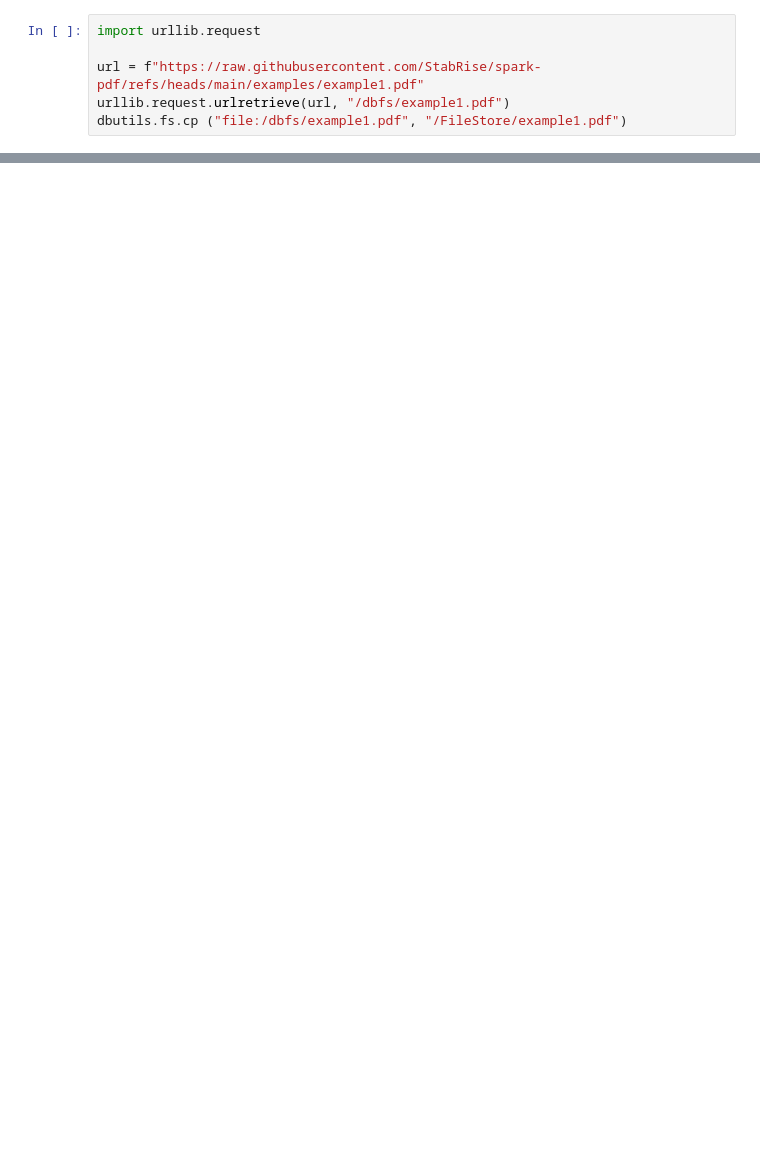
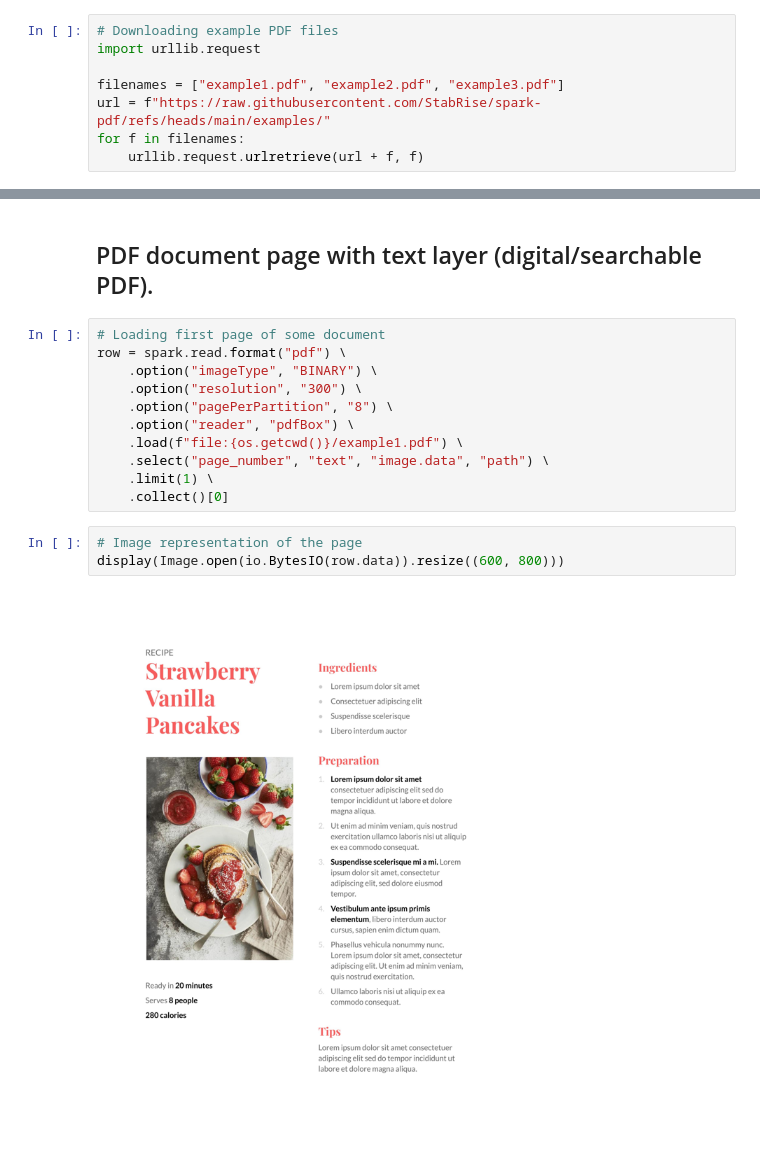
Before and after one commit to StabRise/spark-pdf, a Jupyter notebook: examples/PdfDataSourceDatabricks.ipynb, the cells around one changed output, grey strips where cells are left out. Saved outputs shown, nothing was run; the diff lists cells and outputs as text; blank space fills up the shorter version.

```diff
--- a/examples/PdfDataSourceDatabricks.ipynb
+++ b/examples/PdfDataSourceDatabricks.ipynb
@@ -3,6 +43,8 @@
 # %%
+# Downloading example PDF files
 import urllib.request
 
-url = f"https://raw.githubusercontent.com/StabRise/spark-pdf/refs/heads/main/examples/example1.pdf"
-urllib.request.urlretrieve(url, "/dbfs/example1.pdf")
-dbutils.fs.cp ("file:/dbfs/example1.pdf", "/FileStore/example1.pdf")
+filenames = ["example1.pdf", "example2.pdf", "example3.pdf"]
+url = f"https://raw.githubusercontent.com/StabRise/spark-pdf/refs/heads/main/examples/"
+for f in filenames:
+    urllib.request.urlretrieve(url + f, f)
@@ -48,0 +143,18 @@ File /databricks/spark/python/pyspark/instrumentation_utils.py:47, in _wrap_func
+# %% [markdown]
+##  PDF document page with text layer (digital/searchable PDF).
+# %%
+# Loading first page of some document
+row = spark.read.format("pdf") \
+    .option("imageType", "BINARY") \
+    .option("resolution", "300") \
+    .option("pagePerPartition", "8") \
+    .option("reader", "pdfBox") \
+    .load(f"file:{os.getcwd()}/example1.pdf") \
+    .select("page_number", "text", "image.data", "path") \
+    .limit(1) \
+    .collect()[0]
+# %%
+# Image representation of the page
+display(Image.open(io.BytesIO(row.data)).resize((600, 800)))
+# %% [output]
+[figure, added]
```
Also changed, not shown: parts of 28 cells of this notebook, 3 other files.
